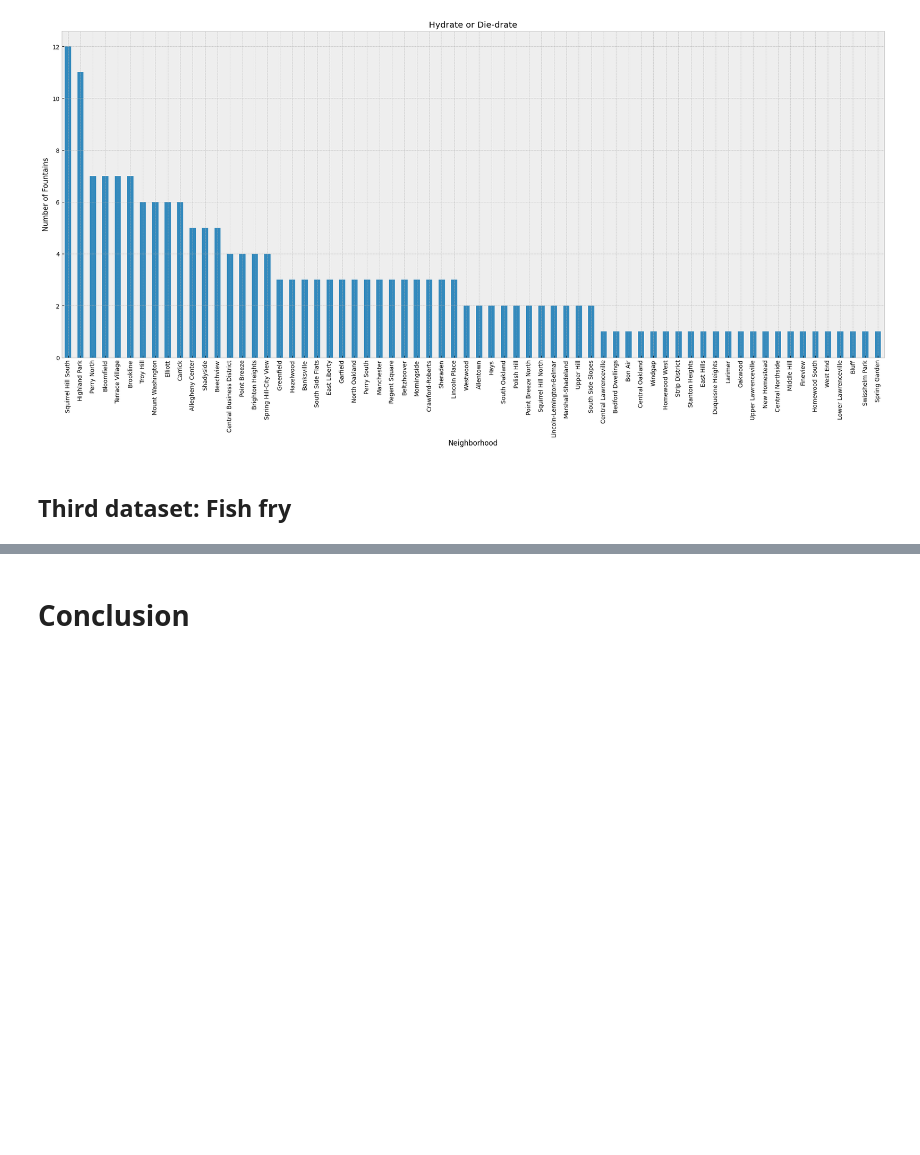
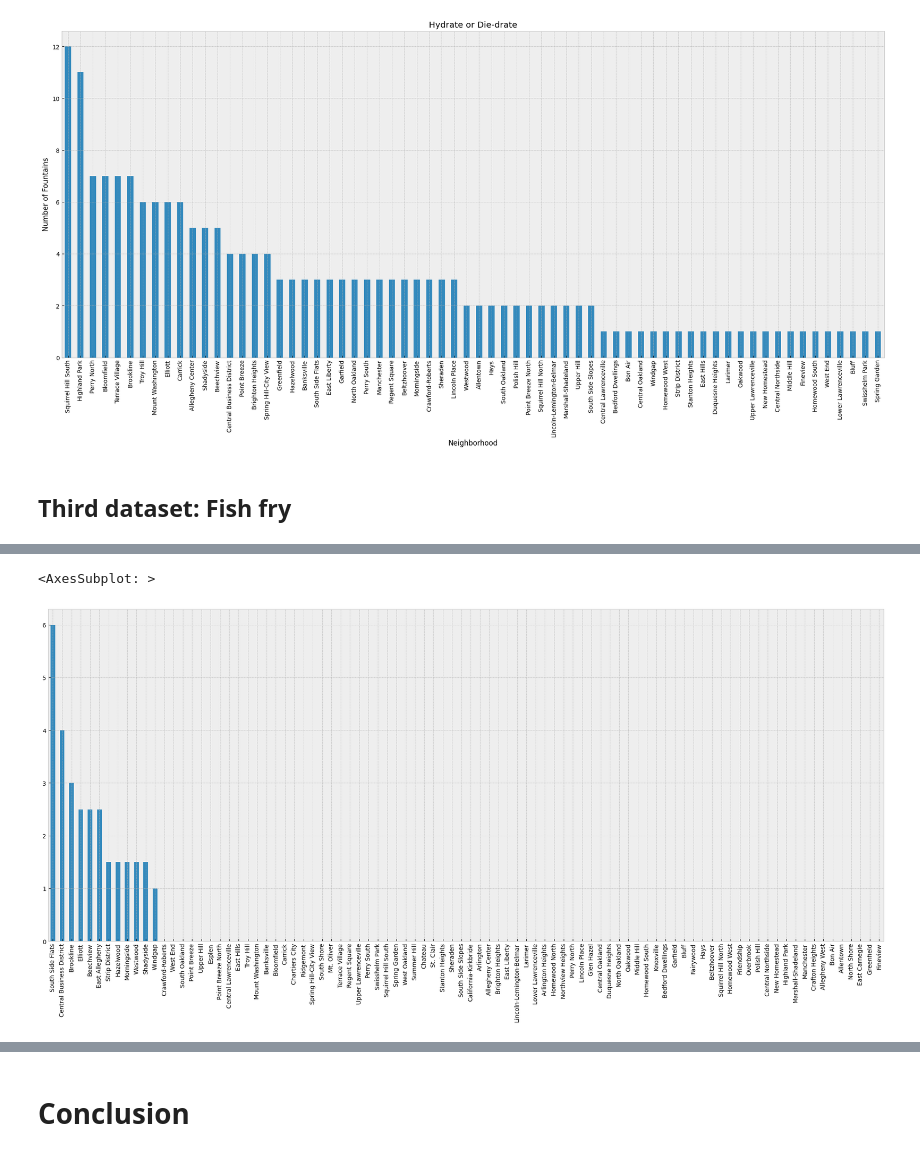
Before and after one commit to imrali02/best-pittsburgh-neighborhood, a Jupyter notebook: project.ipynb, the cells around one changed output, grey strips where cells are left out. Cells and saved outputs as stored; diff of their text form; code cells hidden in the pictures; blank space fills up the shorter version.

```diff
--- a/project.ipynb
+++ b/project.ipynb
@@ -136,0 +132,9 @@ points[mask].plot(kind="bar")
+# %%
+for i in frypoints:
+    frypoints[i] += lunchpoints[i] * .5
+fryd = pd.Series(frypoints)
+fryd = fryd.sort_values(ascending=False)
+fryd.plot(kind='bar',figsize=(25,10))
+# %% [output]
+<AxesSubplot: >
+[figure, added]
```
Also changed, not shown: parts of 7 cells of this notebook, 1 other file.
